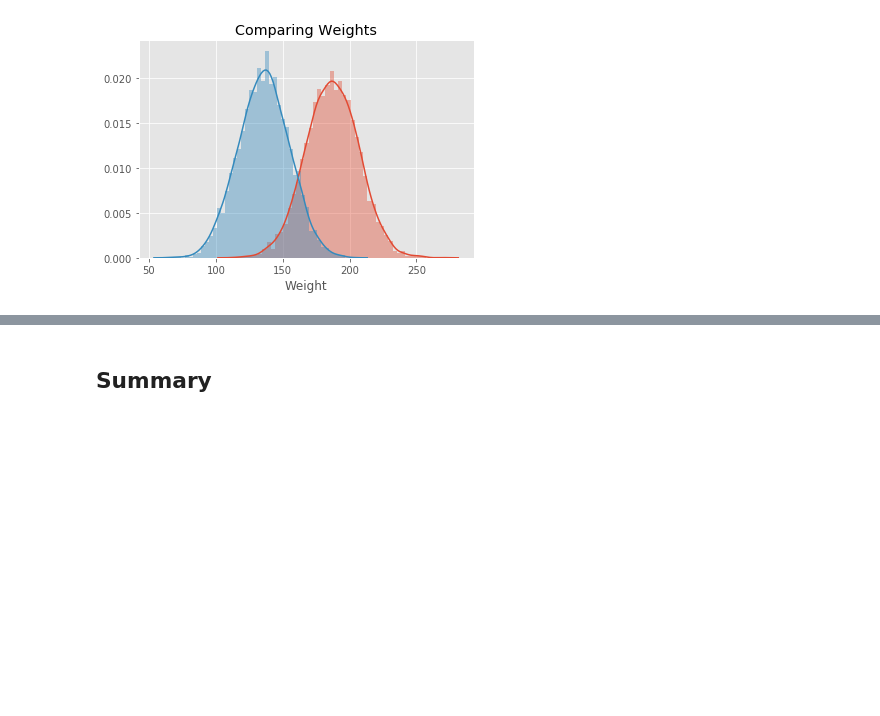
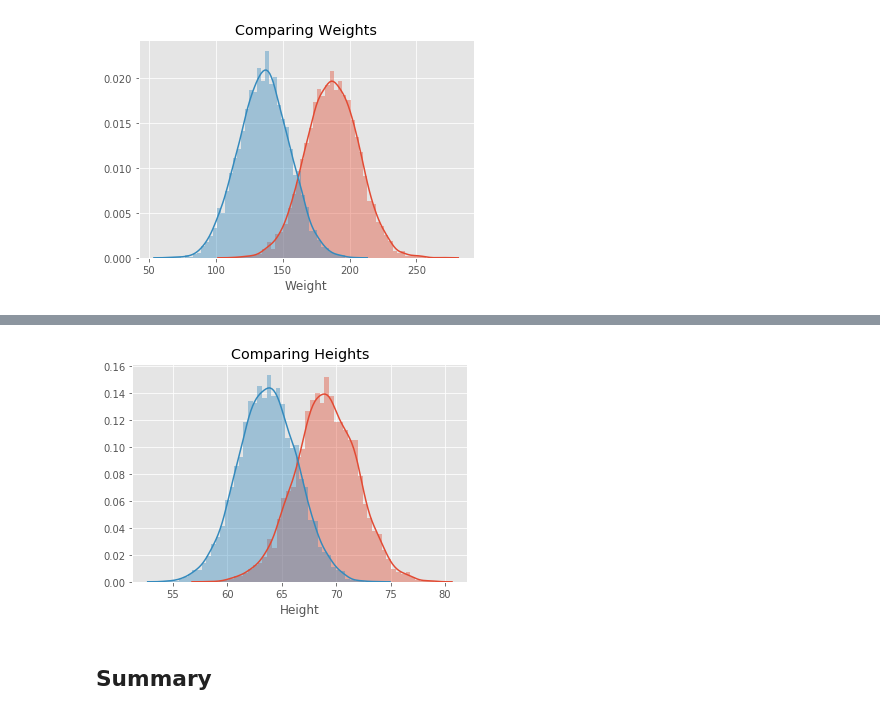
Before and after one commit to kayschulz/dsc-1-09-11-the-probability-density-function-lab-seattle-ds-career-040119, a Jupyter notebook: index.ipynb, the cells around one changed output, grey strips where cells are left out. Cells and saved outputs as stored; diff of their text form; code cells hidden in the pictures; blank space fills up the shorter version.

```diff
--- a/index.ipynb
+++ b/index.ipynb
@@ -193,3 +185,10 @@ Text(0.5,1,'Comparing Weights')
+# %%
+sns.distplot(male_df['Height'])
+sns.distplot(female_df['Height'])
+plt.title('Comparing Heights')
+plt.show()
+# %% [output]
+[figure, added]
 # %%
 # Your comments on the two approaches here.
 # are they similar ? what makes them different if they are ?
```
Also changed, not shown: parts of 2 cells of this notebook.
